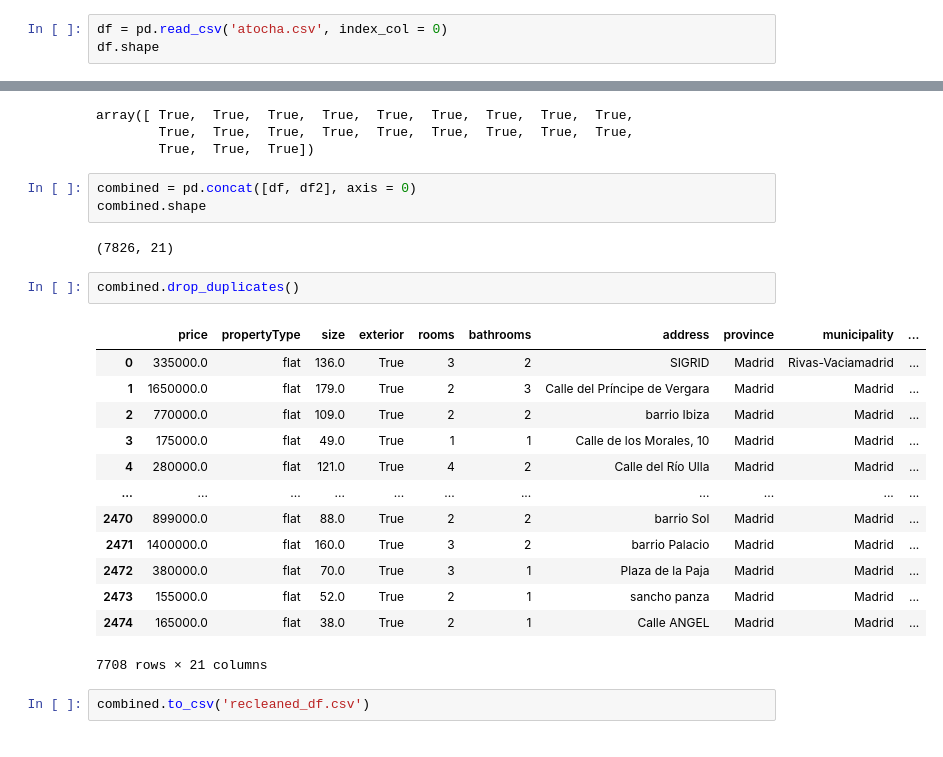
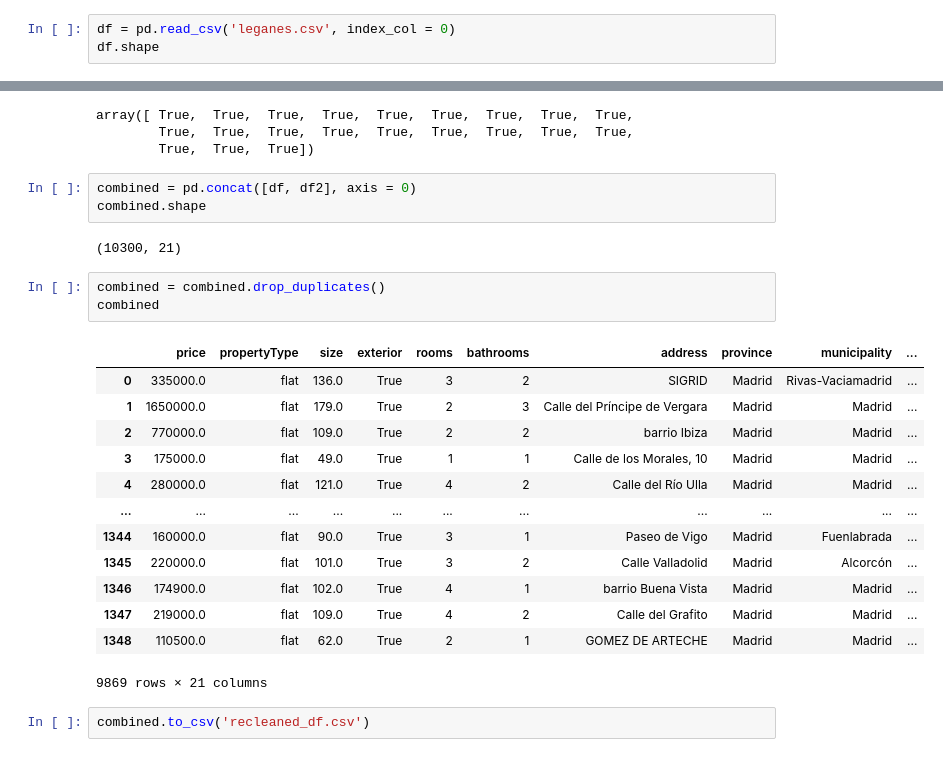
Before and after one commit to falba3/harmonia, a Jupyter notebook: workspace.ipynb, the cells around one changed output, grey strips where cells are left out. Cells and saved outputs as stored; diff of their text form.

```diff
--- a/workspace.ipynb
+++ b/workspace.ipynb
@@ -1,6 +1,6 @@
 # %%
 import pandas as pd
 # %%
-df = pd.read_csv('atocha.csv', index_col = 0)
+df = pd.read_csv('leganes.csv', index_col = 0)
 df.shape
 # %% [output]
@@ -116,22 +116,23 @@ array([ True,  True,  True,  True,  True,  True,  True,  True,  True,
 combined = pd.concat([df, df2], axis = 0)
 combined.shape
 # %% [output]
-(7826, 21)
+(10300, 21)
 # %%
-combined.drop_duplicates()
+combined = combined.drop_duplicates()
+combined
 # %% [output]
 |  | price | propertyType | size | exterior | rooms | bathrooms | address | province | municipality | ... |
 | 0 | 335000.0 | flat | 136.0 | True | 3 | 2 | SIGRID | Madrid | Rivas-Vaciamadrid | ... |
 | 1 | 1650000.0 | flat | 179.0 | True | 2 | 3 | Calle del Príncipe de Vergara | Madrid | Madrid | ... |
 | 2 | 770000.0 | flat | 109.0 | True | 2 | 2 | barrio Ibiza | Madrid | Madrid | ... |
 | 3 | 175000.0 | flat | 49.0 | True | 1 | 1 | Calle de los Morales, 10 | Madrid | Madrid | ... |
 | 4 | 280000.0 | flat | 121.0 | True | 4 | 2 | Calle del Río Ulla | Madrid | Madrid | ... |
 | ... | ... | ... | ... | ... | ... | ... | ... | ... | ... | ... |
-| 2470 | 899000.0 | flat | 88.0 | True | 2 | 2 | barrio Sol | Madrid | Madrid | ... |
-| 2471 | 1400000.0 | flat | 160.0 | True | 3 | 2 | barrio Palacio | Madrid | Madrid | ... |
-| 2472 | 380000.0 | flat | 70.0 | True | 3 | 1 | Plaza de la Paja | Madrid | Madrid | ... |
-| 2473 | 155000.0 | flat | 52.0 | True | 2 | 1 | sancho panza | Madrid | Madrid | ... |
-| 2474 | 165000.0 | flat | 38.0 | True | 2 | 1 | Calle ANGEL | Madrid | Madrid | ... |
+| 1344 | 160000.0 | flat | 90.0 | True | 3 | 1 | Paseo de Vigo | Madrid | Fuenlabrada | ... |
+| 1345 | 220000.0 | flat | 101.0 | True | 3 | 2 | Calle Valladolid | Madrid | Alcorcón | ... |
+| 1346 | 174900.0 | flat | 102.0 | True | 4 | 1 | barrio Buena Vista | Madrid | Madrid | ... |
+| 1347 | 219000.0 | flat | 109.0 | True | 4 | 2 | Calle del Grafito | Madrid | Madrid | ... |
+| 1348 | 110500.0 | flat | 62.0 | True | 2 | 1 | GOMEZ DE ARTECHE | Madrid | Madrid | ... |
-7708 rows × 21 columns
+9869 rows × 21 columns
 # %%
 combined.to_csv('recleaned_df.csv')
```
Also changed, not shown: parts of 6 cells of this notebook, 4 other files.
